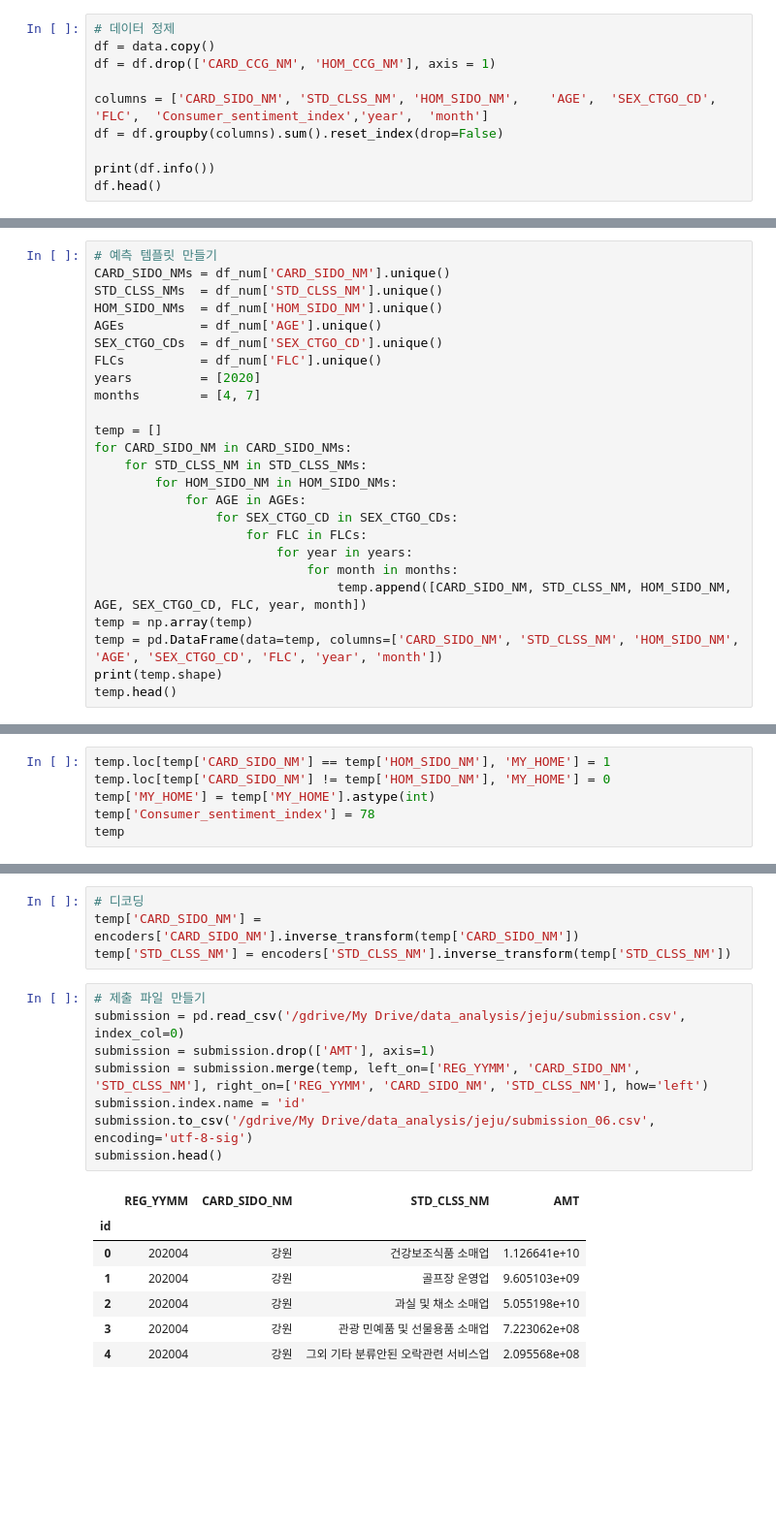
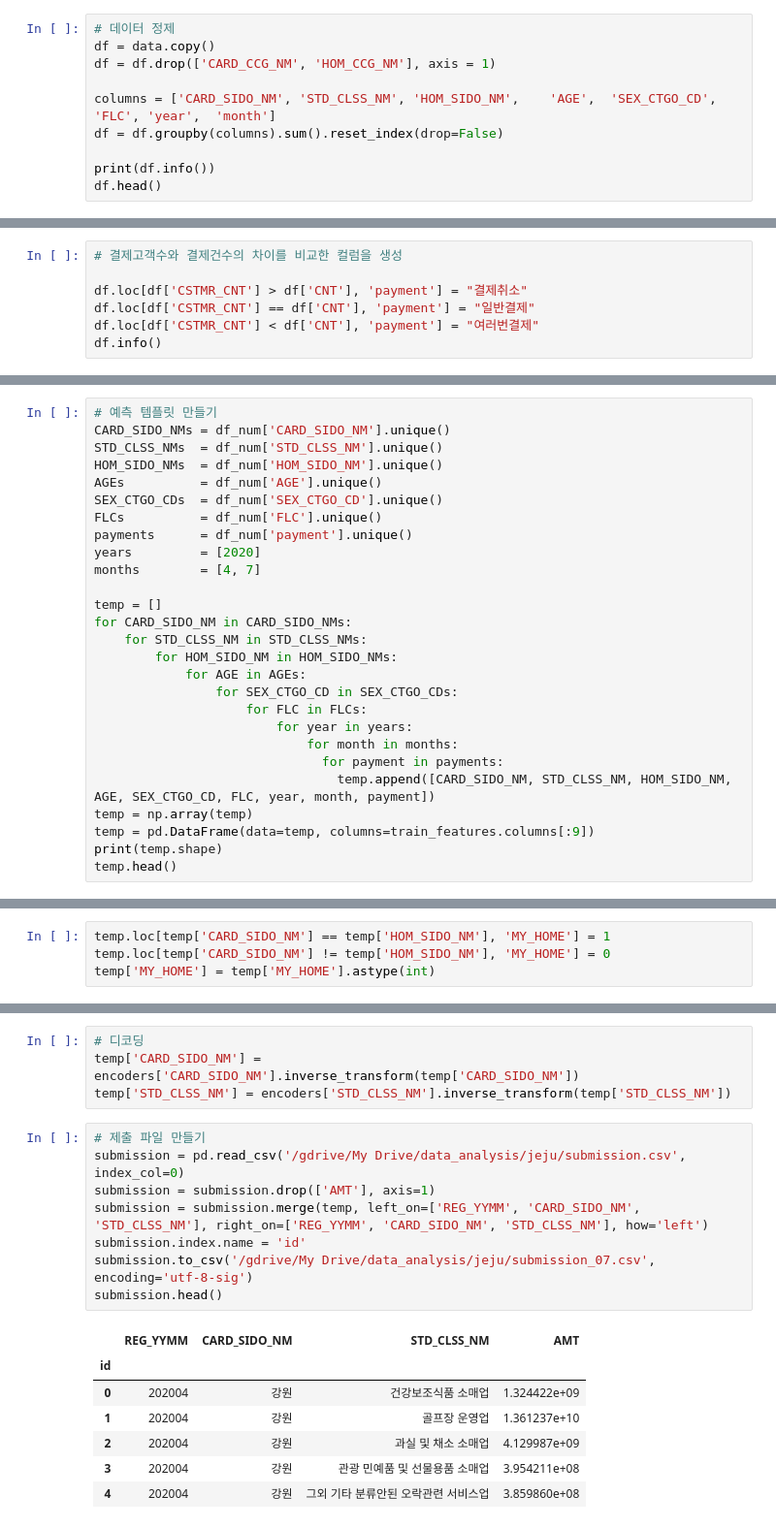
Before and after one commit to kim-bo-saeng/dacon_jeju, a Jupyter notebook: jeju_data_analysis.ipynb, the cells around one changed output, grey strips where cells are left out. Shown at 97% size. Drawn from its saved outputs; the diff is of its cells as text; blank space fills up the shorter version.

```diff
--- a/jeju_data_analysis.ipynb
+++ b/jeju_data_analysis.ipynb
@@ -83,7 +93,7 @@ data.tail()
 df = data.copy()
 df = df.drop(['CARD_CCG_NM', 'HOM_CCG_NM'], axis = 1)
 
-columns = ['CARD_SIDO_NM', 'STD_CLSS_NM', 'HOM_SIDO_NM',	'AGE',	'SEX_CTGO_CD',	'FLC',	'Consumer_sentiment_index','year',	'month']
+columns = ['CARD_SIDO_NM', 'STD_CLSS_NM', 'HOM_SIDO_NM',	'AGE',	'SEX_CTGO_CD',	'FLC', 'year',	'month']
 df = df.groupby(columns).sum().reset_index(drop=False)
 
 print(df.info())
@@ -117,0 +127,7 @@ None
+# %%
+# 결제고객수와 결제건수의 차이를 비교한 컬럼을 생성
+
+df.loc[df['CSTMR_CNT'] > df['CNT'], 'payment'] = "결제취소"
+df.loc[df['CSTMR_CNT'] == df['CNT'], 'payment'] = "일반결제"
+df.loc[df['CSTMR_CNT'] < df['CNT'], 'payment'] = "여러번결제"
+df.info()
@@ -338,6 +390,7 @@ HOM_SIDO_NMs  = df_num['HOM_SIDO_NM'].unique()
 AGEs          = df_num['AGE'].unique()
 SEX_CTGO_CDs  = df_num['SEX_CTGO_CD'].unique()
 FLCs          = df_num['FLC'].unique()
+payments      = df_num['payment'].unique()
 years         = [2020]
 months        = [4, 7]
 
@@ -350,9 +403,10 @@ for CARD_SIDO_NM in CARD_SIDO_NMs:
                     for FLC in FLCs:
                         for year in years:
                             for month in months:
-                                temp.append([CARD_SIDO_NM, STD_CLSS_NM, HOM_SIDO_NM, AGE, SEX_CTGO_CD, FLC, year, month])
+                              for payment in payments:
+                                temp.append([CARD_SIDO_NM, STD_CLSS_NM, HOM_SIDO_NM, AGE, SEX_CTGO_CD, FLC, year, month, payment])
 temp = np.array(temp)
-temp = pd.DataFrame(data=temp, columns=['CARD_SIDO_NM', 'STD_CLSS_NM', 'HOM_SIDO_NM', 'AGE', 'SEX_CTGO_CD', 'FLC', 'year', 'month'])
+temp = pd.DataFrame(data=temp, columns=train_features.columns[:9])
 print(temp.shape)
 temp.head()
 # %% [output]
@@ -367,5 +421,3 @@ temp.head()
 temp.loc[temp['CARD_SIDO_NM'] == temp['HOM_SIDO_NM'], 'MY_HOME'] = 1
 temp.loc[temp['CARD_SIDO_NM'] != temp['HOM_SIDO_NM'], 'MY_HOME'] = 0
 temp['MY_HOME'] = temp['MY_HOME'].astype(int)
-temp['Consumer_sentiment_index'] = 78
-temp
@@ -413,16 +451,16 @@ temp['STD_CLSS_NM'] = encoders['STD_CLSS_NM'].inverse_transform(temp['STD_CLSS_N
 # %%
 # 제출 파일 만들기
 submission = pd.read_csv('/gdrive/My Drive/data_analysis/jeju/submission.csv', index_col=0)
 submission = submission.drop(['AMT'], axis=1)
 submission = submission.merge(temp, left_on=['REG_YYMM', 'CARD_SIDO_NM', 'STD_CLSS_NM'], right_on=['REG_YYMM', 'CARD_SIDO_NM', 'STD_CLSS_NM'], how='left')
 submission.index.name = 'id'
-submission.to_csv('/gdrive/My Drive/data_analysis/jeju/submission_06.csv', encoding='utf-8-sig')
+submission.to_csv('/gdrive/My Drive/data_analysis/jeju/submission_07.csv', encoding='utf-8-sig')
 submission.head()
 # %% [output]
 |  | REG_YYMM | CARD_SIDO_NM | STD_CLSS_NM | AMT |
 | id |  |  |  |  |
-| 0 | 202004 | 강원 | 건강보조식품 소매업 | 1.126641e+10 |
-| 1 | 202004 | 강원 | 골프장 운영업 | 9.605103e+09 |
-| 2 | 202004 | 강원 | 과실 및 채소 소매업 | 5.055198e+10 |
-| 3 | 202004 | 강원 | 관광 민예품 및 선물용품 소매업 | 7.223062e+08 |
-| 4 | 202004 | 강원 | 그외 기타 분류안된 오락관련 서비스업 | 2.095568e+08 |
+| 0 | 202004 | 강원 | 건강보조식품 소매업 | 1.324422e+09 |
+| 1 | 202004 | 강원 | 골프장 운영업 | 1.361237e+10 |
+| 2 | 202004 | 강원 | 과실 및 채소 소매업 | 4.129987e+09 |
+| 3 | 202004 | 강원 | 관광 민예품 및 선물용품 소매업 | 3.954211e+08 |
+| 4 | 202004 | 강원 | 그외 기타 분류안된 오락관련 서비스업 | 3.859860e+08 |
```
Also changed, not shown: parts of 17 cells of this notebook.
